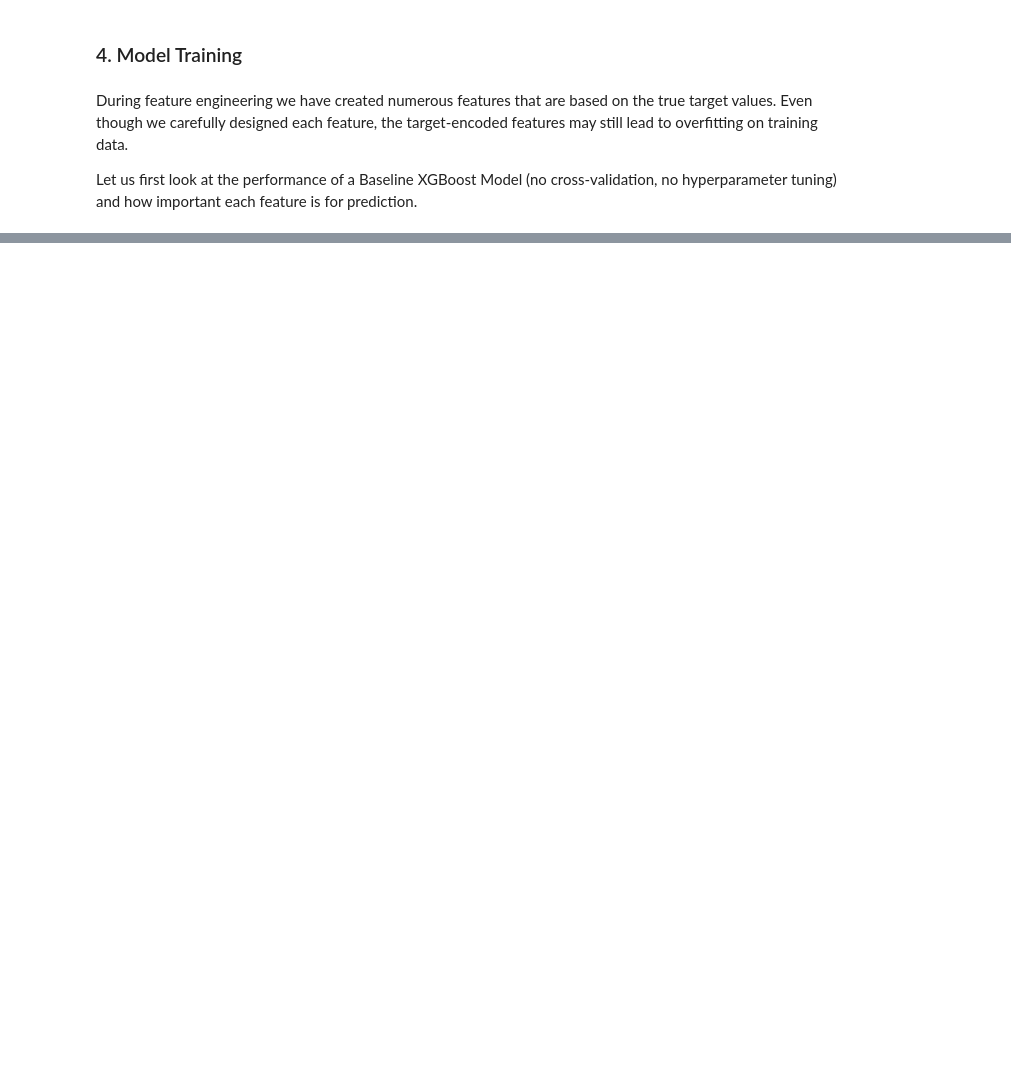
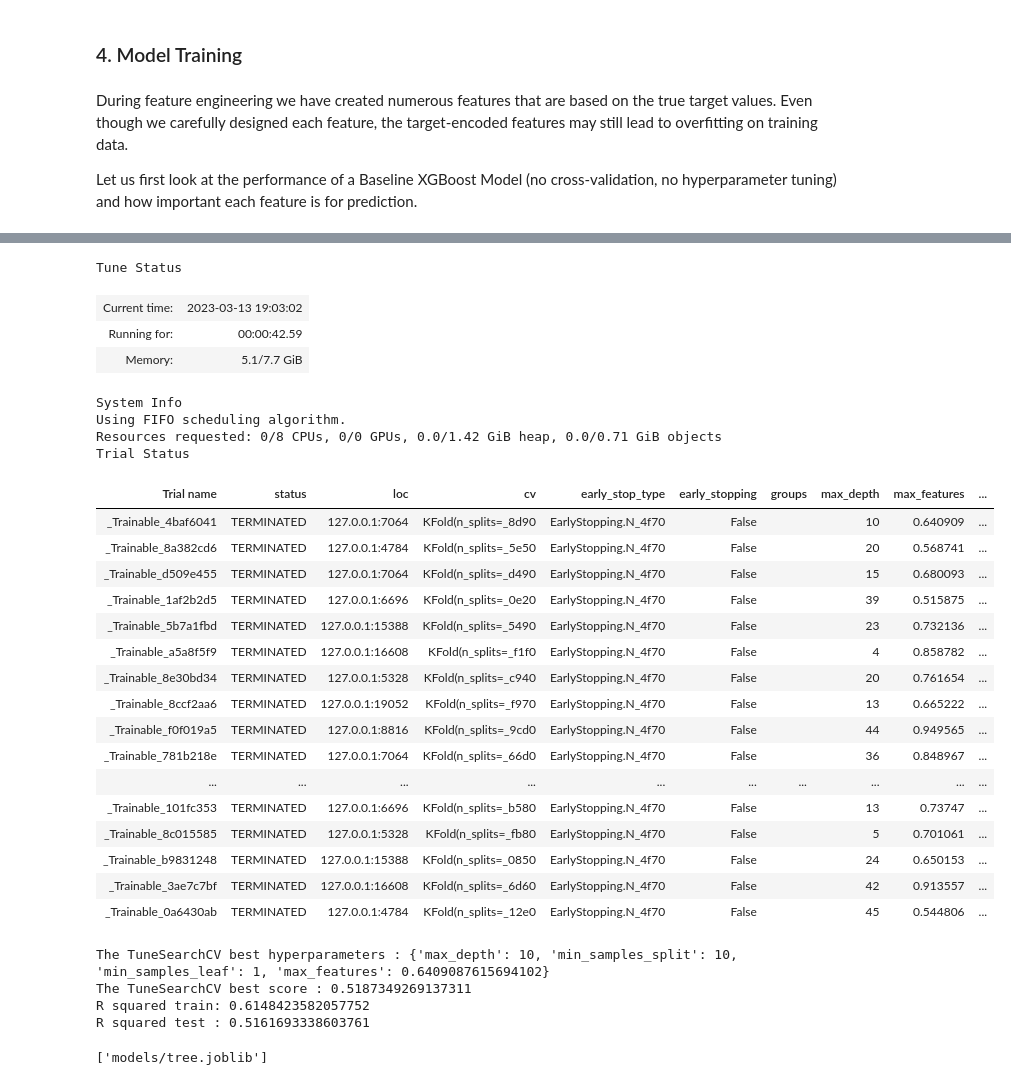
Before and after one commit to lassefschmidt/Ensemble-Learning-on-AirBnb-dataset, a Jupyter notebook: 2_Model Training and Evaluation.ipynb, the cells around one changed output, grey strips where cells are left out. Saved outputs shown, nothing was run; the diff lists cells and outputs as text; code cells hidden in the pictures; blank space fills up the shorter version.

```diff
--- a/2_Model Training and Evaluation.ipynb
+++ b/2_Model Training and Evaluation.ipynb
@@ -151,0 +229,72 @@ Text(0.5, 1.0, 'Feature importance')
+# %%
+# loading models
+tree_mdl = DecisionTreeRegressor()
+bagging_mdl = BaggingRegressor()
+rdForest_mdl = RandomForestRegressor()
+exTree_mdl = ExtraTreesRegressor()
+gradBoost_mdl = GradientBoostingRegressor()
+adaBoost_mdl = AdaBoostRegressor()
+XGBoost_mdl = XGBRegressor()
+# %%
+# tuning TreeRegressor with 5-fold cv
+tune_search = TuneSearchCV(
+    tree_mdl,
+    tree_params,
+    search_optimization="hyperopt",
+    n_trials=20,
+    cv=5,
+    early_stopping=False,
+    max_iters=1,
+    verbose=1
+)
+tune_search.fit(X_train, y_train)
+
+# print tuning results
+print(f'The TuneSearchCV best hyperparameters : {tune_search.best_params_}')
+print(f'The TuneSearchCV best score : {tune_search.best_score_}')
+
+# performance on train set
+y_pred = tune_search.predict(X_train)
+r2_train = r2_score(y_train, y_pred)
+
+# performance on test set
+y_pred = tune_search.predict(X_test)
+r2_test = r2_score(y_test, y_pred)
+
+print(f"R squared train: {r2_train}")
+print(f"R squared test : {r2_test}")
+
+# save best model
+filename = 'models/tree.joblib'
+dump(tune_search.best_estimator_, filename)
+# %% [output]
+Tune Status
+| Current time: | 2023-03-13 19:03:02 |
+| Running for: | 00:00:42.59 |
+| Memory: | 5.1/7.7 GiB |
+System Info
+Using FIFO scheduling algorithm.
+Resources requested: 0/8 CPUs, 0/0 GPUs, 0.0/1.42 GiB heap, 0.0/0.71 GiB objects
+Trial Status
+| Trial name | status | loc | cv | early_stop_type | early_stopping | groups | max_depth | max_features | ... |
+| _Trainable_4baf6041 | TERMINATED | 127.0.0.1:7064 | KFold(n_splits=_8d90 | EarlyStopping.N_4f70 | False |  | 10 | 0.640909 | ... |
+| _Trainable_8a382cd6 | TERMINATED | 127.0.0.1:4784 | KFold(n_splits=_5e50 | EarlyStopping.N_4f70 | False |  | 20 | 0.568741 | ... |
+| _Trainable_d509e455 | TERMINATED | 127.0.0.1:7064 | KFold(n_splits=_d490 | EarlyStopping.N_4f70 | False |  | 15 | 0.680093 | ... |
+| _Trainable_1af2b2d5 | TERMINATED | 127.0.0.1:6696 | KFold(n_splits=_0e20 | EarlyStopping.N_4f70 | False |  | 39 | 0.515875 | ... |
+| _Trainable_5b7a1fbd | TERMINATED | 127.0.0.1:15388 | KFold(n_splits=_5490 | EarlyStopping.N_4f70 | False |  | 23 | 0.732136 | ... |
+| _Trainable_a5a8f5f9 | TERMINATED | 127.0.0.1:16608 | KFold(n_splits=_f1f0 | EarlyStopping.N_4f70 | False |  | 4 | 0.858782 | ... |
+| _Trainable_8e30bd34 | TERMINATED | 127.0.0.1:5328 | KFold(n_splits=_c940 | EarlyStopping.N_4f70 | False |  | 20 | 0.761654 | ... |
+| _Trainable_8ccf2aa6 | TERMINATED | 127.0.0.1:19052 | KFold(n_splits=_f970 | EarlyStopping.N_4f70 | False |  | 13 | 0.665222 | ... |
+| _Trainable_f0f019a5 | TERMINATED | 127.0.0.1:8816 | KFold(n_splits=_9cd0 | EarlyStopping.N_4f70 | False |  | 44 | 0.949565 | ... |
+| _Trainable_781b218e | TERMINATED | 127.0.0.1:7064 | KFold(n_splits=_66d0 | EarlyStopping.N_4f70 | False |  | 36 | 0.848967 | ... |
+| ... | ... | ... | ... | ... | ... | ... | ... | ... | ... |
+| _Trainable_101fc353 | TERMINATED | 127.0.0.1:6696 | KFold(n_splits=_b580 | EarlyStopping.N_4f70 | False |  | 13 | 0.73747 | ... |
+| _Trainable_8c015585 | TERMINATED | 127.0.0.1:5328 | KFold(n_splits=_fb80 | EarlyStopping.N_4f70 | False |  | 5 | 0.701061 | ... |
+| _Trainable_b9831248 | TERMINATED | 127.0.0.1:15388 | KFold(n_splits=_0850 | EarlyStopping.N_4f70 | False |  | 24 | 0.650153 | ... |
+| _Trainable_3ae7c7bf | TERMINATED | 127.0.0.1:16608 | KFold(n_splits=_6d60 | EarlyStopping.N_4f70 | False |  | 42 | 0.913557 | ... |
+| _Trainable_0a6430ab | TERMINATED | 127.0.0.1:4784 | KFold(n_splits=_12e0 | EarlyStopping.N_4f70 | False |  | 45 | 0.544806 | ... |
+The TuneSearchCV best hyperparameters : {'max_depth': 10, 'min_samples_split': 10, 'min_samples_leaf': 1, 'max_features': 0.6409087615694102}
+The TuneSearchCV best score : 0.5187349269137311
+R squared train: 0.6148423582057752
+R squared test : 0.5161693338603761
+['models/tree.joblib']
```
Also changed, not shown: parts of 25 cells of this notebook, 7 other files.
